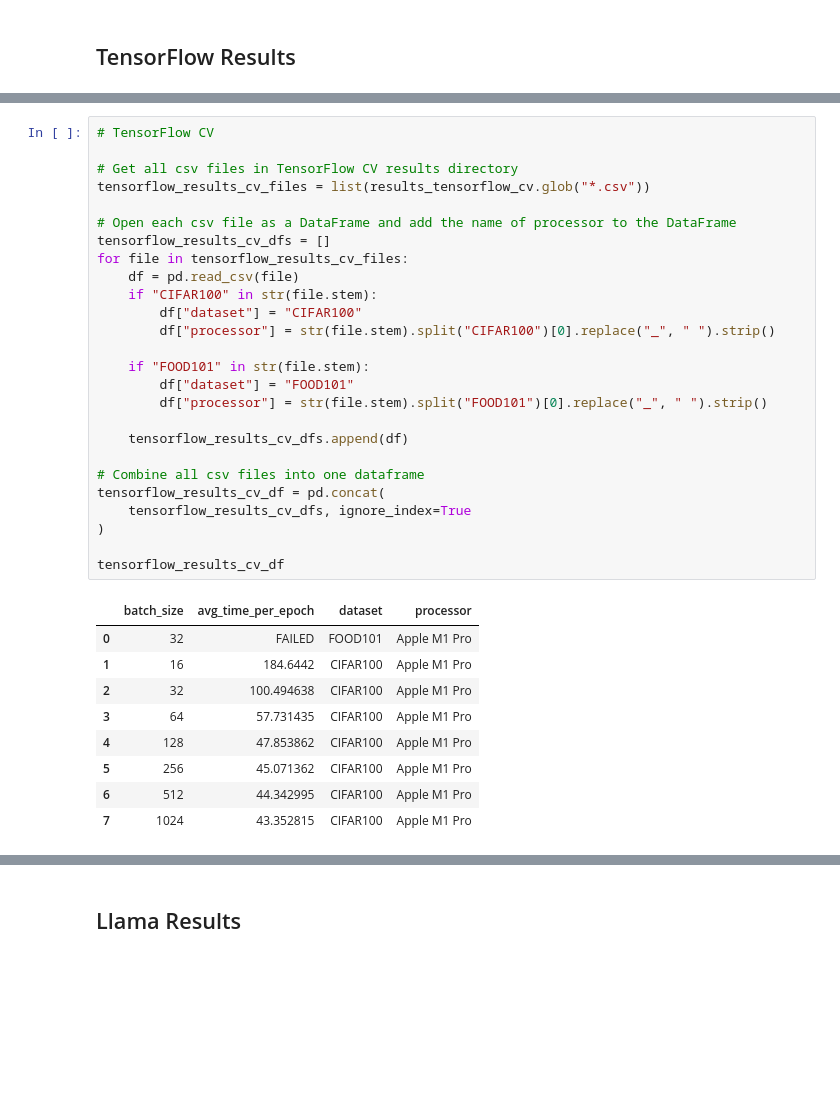
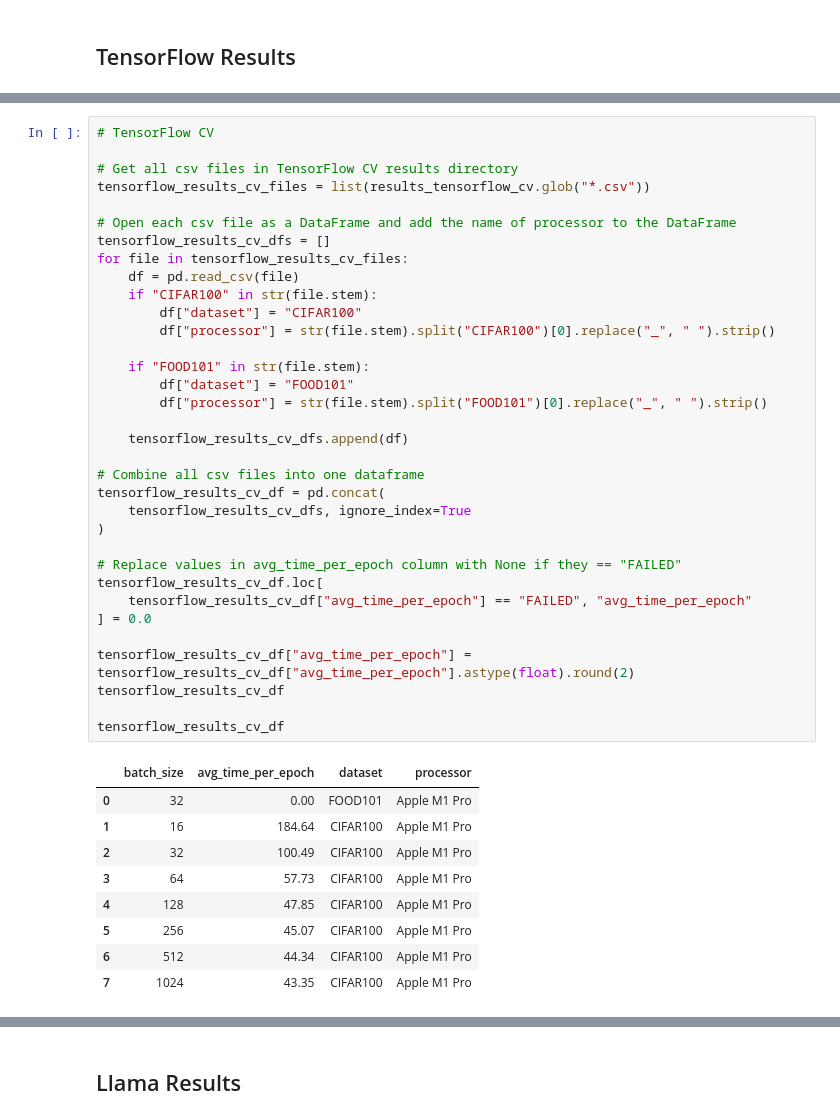
Before and after one commit to mrdbourke/mac-ml-speed-test, a Jupyter notebook: results_explorer.ipynb, the cells around one changed output, grey strips where cells are left out. Saved outputs shown, nothing was run; the diff lists cells and outputs as text; blank space fills up the shorter version.

Commit message:
update results notebook

```diff
--- a/results_explorer.ipynb
+++ b/results_explorer.ipynb
@@ -175,36 +176,44 @@ tensorflow_results_nlp_df
 # %%
 # TensorFlow CV
 
 # Get all csv files in TensorFlow CV results directory
 tensorflow_results_cv_files = list(results_tensorflow_cv.glob("*.csv"))
 
 # Open each csv file as a DataFrame and add the name of processor to the DataFrame
 tensorflow_results_cv_dfs = []
 for file in tensorflow_results_cv_files:
     df = pd.read_csv(file)
     if "CIFAR100" in str(file.stem):
         df["dataset"] = "CIFAR100"
         df["processor"] = str(file.stem).split("CIFAR100")[0].replace("_", " ").strip()
 
     if "FOOD101" in str(file.stem):
         df["dataset"] = "FOOD101"
         df["processor"] = str(file.stem).split("FOOD101")[0].replace("_", " ").strip()
 
     tensorflow_results_cv_dfs.append(df)
 
 # Combine all csv files into one dataframe
 tensorflow_results_cv_df = pd.concat(
     tensorflow_results_cv_dfs, ignore_index=True
 )
 
+# Replace values in avg_time_per_epoch column with None if they == "FAILED"
+tensorflow_results_cv_df.loc[
+    tensorflow_results_cv_df["avg_time_per_epoch"] == "FAILED", "avg_time_per_epoch"
+] = 0.0
+
+tensorflow_results_cv_df["avg_time_per_epoch"] = tensorflow_results_cv_df["avg_time_per_epoch"].astype(float).round(2)
 tensorflow_results_cv_df
+
+tensorflow_results_cv_df
 # %% [output]
 |  | batch_size | avg_time_per_epoch | dataset | processor |
-| 0 | 32 | FAILED | FOOD101 | Apple M1 Pro |
-| 1 | 16 | 184.6442 | CIFAR100 | Apple M1 Pro |
-| 2 | 32 | 100.494638 | CIFAR100 | Apple M1 Pro |
-| 3 | 64 | 57.731435 | CIFAR100 | Apple M1 Pro |
-| 4 | 128 | 47.853862 | CIFAR100 | Apple M1 Pro |
-| 5 | 256 | 45.071362 | CIFAR100 | Apple M1 Pro |
-| 6 | 512 | 44.342995 | CIFAR100 | Apple M1 Pro |
-| 7 | 1024 | 43.352815 | CIFAR100 | Apple M1 Pro |
+| 0 | 32 | 0.00 | FOOD101 | Apple M1 Pro |
+| 1 | 16 | 184.64 | CIFAR100 | Apple M1 Pro |
+| 2 | 32 | 100.49 | CIFAR100 | Apple M1 Pro |
+| 3 | 64 | 57.73 | CIFAR100 | Apple M1 Pro |
+| 4 | 128 | 47.85 | CIFAR100 | Apple M1 Pro |
+| 5 | 256 | 45.07 | CIFAR100 | Apple M1 Pro |
+| 6 | 512 | 44.34 | CIFAR100 | Apple M1 Pro |
+| 7 | 1024 | 43.35 | CIFAR100 | Apple M1 Pro |
```
Also changed, not shown: parts of 8 cells of this notebook.
